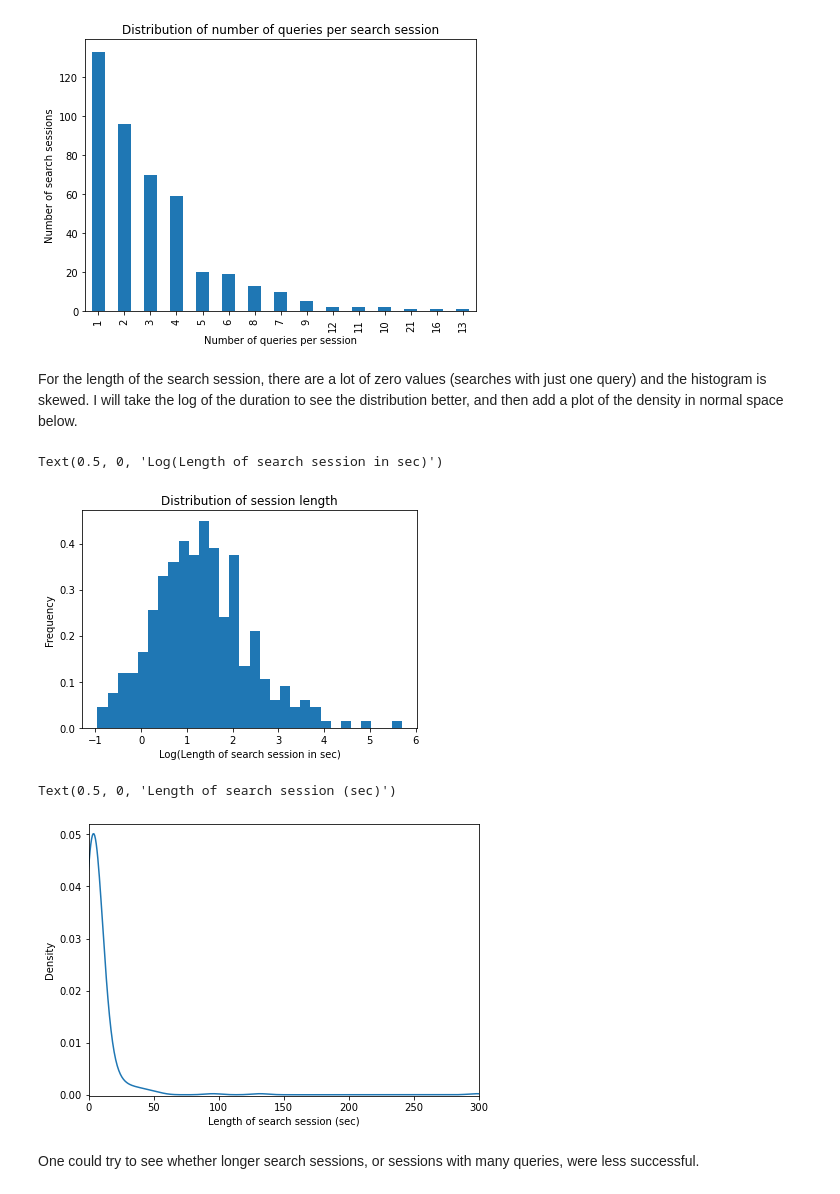
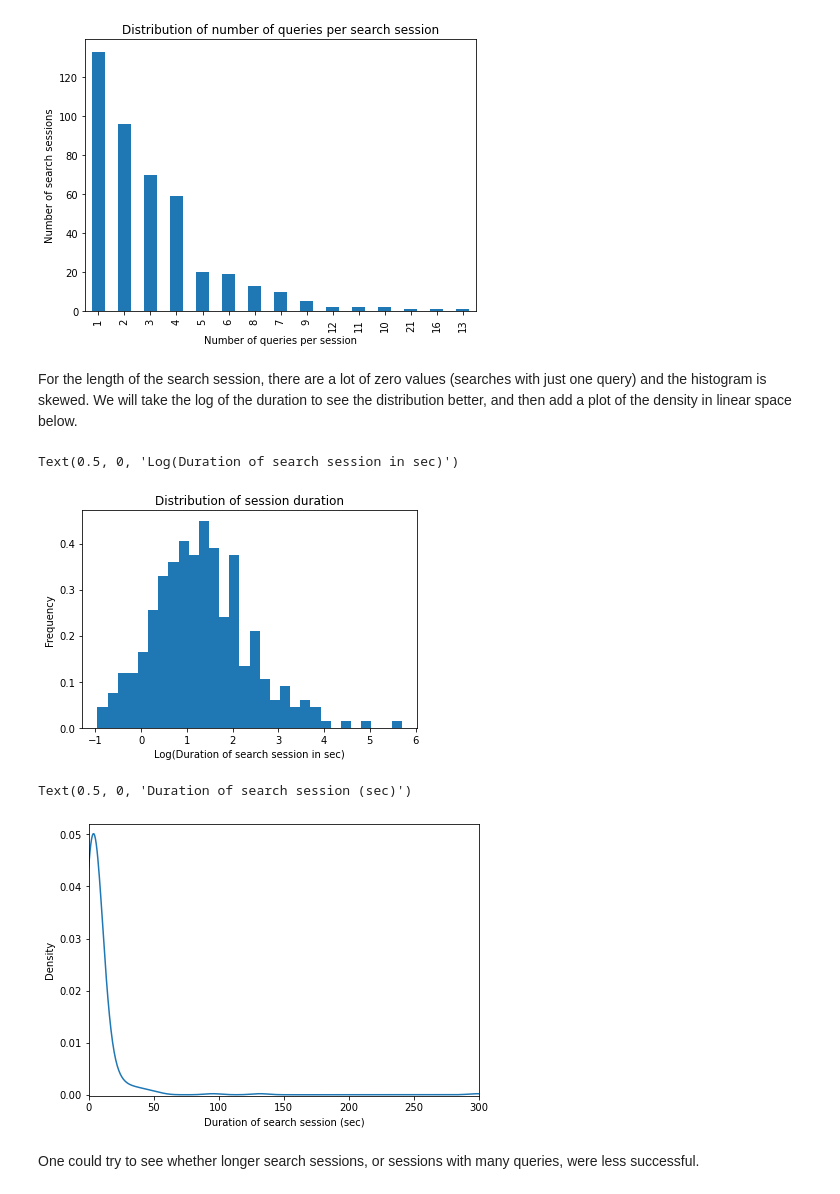
Before and after one commit to lmmocanu/search_relevance, a Jupyter notebook: search_relevance.ipynb, the cells around one changed output. Drawn from its saved outputs; the diff is of its cells as text; code cells hidden in the pictures.

```diff
--- a/search_relevance.ipynb
+++ b/search_relevance.ipynb
@@ -663,8 +665,11 @@ It looks from the order of magnitude like the timestamps are milliseconds passed
 def len_sec(t):
     return (t.max() - t.min())/1000.
 len_sec.__name__ = 'duration'
+def mode(x):
+    return x.mode()
+mode.__name__ = 'mode'
 # %%
-sr_agg = sr_grouped.agg({'query':'max', 'queryUuid': 'count', 'event_ts': [len_sec, 'max'], 'dt':'max', 'user_id':'max'})
+sr_agg = sr_grouped.agg({'query':'max', 'queryUuid': 'count', 'event_ts': [len_sec, 'max'], 'dt':'max', 'user_id':mode})
 sr_agg
 # %% [output]
 |  | query | queryUuid | event_ts |  | dt | user_id |
@@ -711,20 +716,19 @@ ax.set_ylabel('Number of search sessions')
 Text(0, 0.5, 'Number of search sessions')
 [figure]
 # %% [markdown]
-For the length of the search session, there are a lot of zero values (searches with just one query) and the histogram is skewed. I will take the log of the duration to see the distribution better, and then add a plot of the density in normal space below.
+For the length of the search session, there are a lot of zero values (searches with just one query) and the histogram is skewed. We will take the log of the duration to see the distribution better, and then add a plot of the density in linear space below.
 # %%
-ax2 = sr_agg['event_ts']['duration'][sr_agg['event_ts']['duration']!=0].apply('log').plot.hist(bins=30, title = 'Distribution of session length', density=True)
-#sr_agg['event_ts']['time interval'][sr_agg['event_ts']['time interval']!=0].value_counts()
-ax2.set_xlabel('Log(Length of search session in sec)')
+ax2 = sr_agg['event_ts']['duration'][sr_agg['event_ts']['duration']!=0].apply('log').plot.hist(bins=30, title = 'Distribution of session duration', density=True)
+ax2.set_xlabel('Log(Duration of search session in sec)')
 # %% [output]
-Text(0.5, 0, 'Log(Length of search session in sec)')
+Text(0.5, 0, 'Log(Duration of search session in sec)')
-[figure, old version]
+[figure, new version]
 # %%
 ax3 = sr_agg['event_ts']['duration'][sr_agg['event_ts']['duration']!=0].plot.density(xlim=[0,300], ylim=[-0.0002,0.052], figsize=(7,5))
-ax3.set_xlabel('Length of search session (sec)')
+ax3.set_xlabel('Duration of search session (sec)')
 # %% [output]
-Text(0.5, 0, 'Length of search session (sec)')
+Text(0.5, 0, 'Duration of search session (sec)')
-[figure, old version]
+[figure, new version]
 # %% [markdown]
 One could try to see whether longer search sessions, or sessions with many queries, were less successful.
 # %% [markdown]
```
Also changed, not shown: parts of 16 cells of this notebook.
